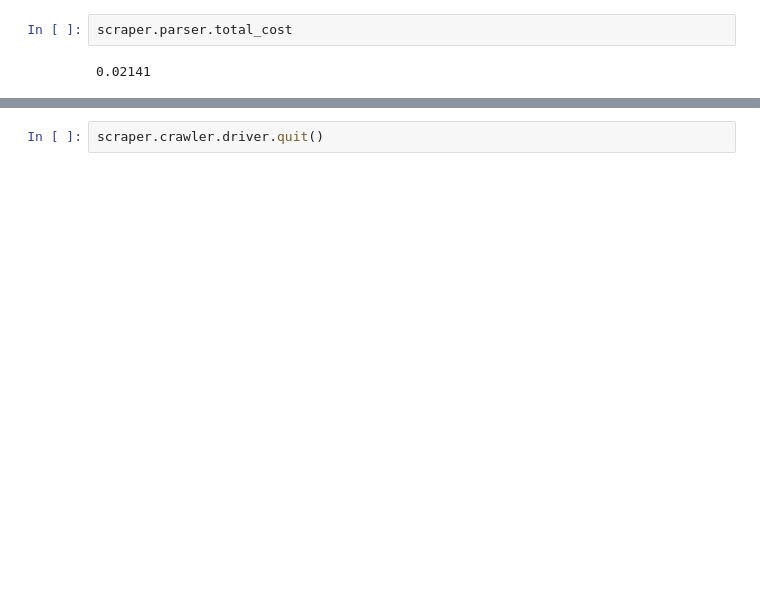
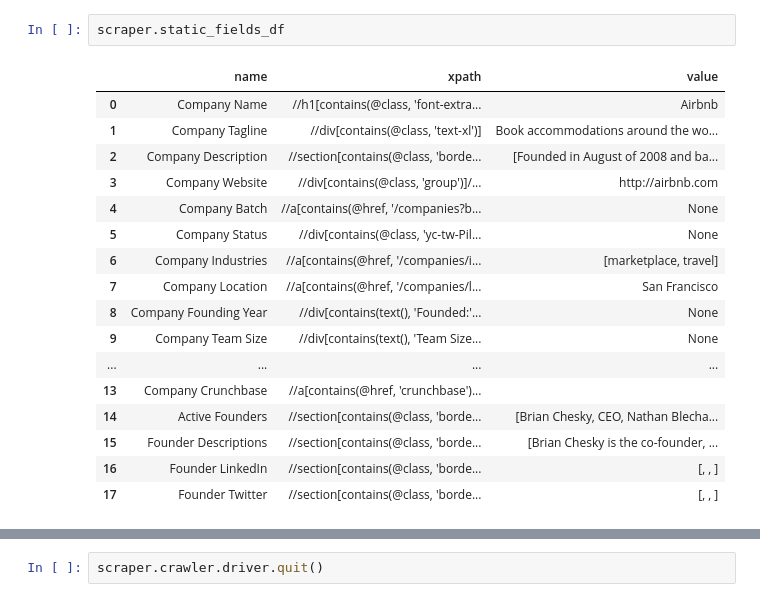
Before and after one commit to scraperai/scraperai, a Jupyter notebook: examples/ycombinator_comp_nested.ipynb, the cells around one changed output, grey strips where cells are left out. Saved outputs shown, nothing was run; the diff lists cells and outputs as text; blank space fills up the shorter version.

```diff
--- a/examples/ycombinator_comp_nested.ipynb
+++ b/examples/ycombinator_comp_nested.ipynb
@@ -50,7 +42,23 @@ display.HTML(scraper.ipython_screenshot)
-# %%
-scraper.parser.total_cost
-# %% [output]
-0.02141
+# %%
+scraper.static_fields_df
+# %% [output]
+|  | name | xpath | value |
+| 0 | Company Name | //h1[contains(@class, 'font-extra... | Airbnb |
+| 1 | Company Tagline | //div[contains(@class, 'text-xl')] | Book accommodations around the wo... |
+| 2 | Company Description | //section[contains(@class, 'borde... | [Founded in August of 2008 and ba... |
+| 3 | Company Website | //div[contains(@class, 'group')]/... | http://airbnb.com |
+| 4 | Company Batch | //a[contains(@href, '/companies?b... | None |
+| 5 | Company Status | //div[contains(@class, 'yc-tw-Pil... | None |
+| 6 | Company Industries | //a[contains(@href, '/companies/i... | [marketplace, travel] |
+| 7 | Company Location | //a[contains(@href, '/companies/l... | San Francisco |
+| 8 | Company Founding Year | //div[contains(text(), 'Founded:'... | None |
+| 9 | Company Team Size | //div[contains(text(), 'Team Size... | None |
+| ... | ... | ... | ... |
+| 13 | Company Crunchbase | //a[contains(@href, 'crunchbase')... |  |
+| 14 | Active Founders | //section[contains(@class, 'borde... | [Brian Chesky, CEO, Nathan Blecha... |
+| 15 | Founder Descriptions | //section[contains(@class, 'borde... | [Brian Chesky is the co-founder, ... |
+| 16 | Founder LinkedIn | //section[contains(@class, 'borde... | [, , ] |
+| 17 | Founder Twitter | //section[contains(@class, 'borde... | [, , ] |
 # %%
 scraper.step3()
 # %% [output]
```
Also changed, not shown: parts of 12 cells of this notebook, 4 other files.
